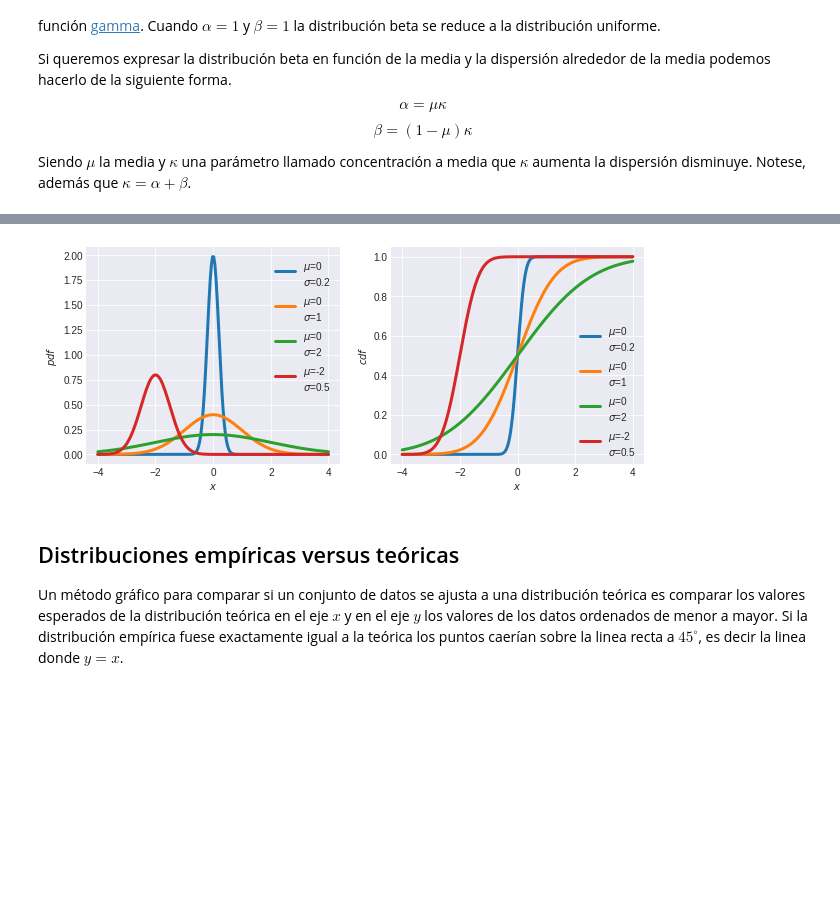
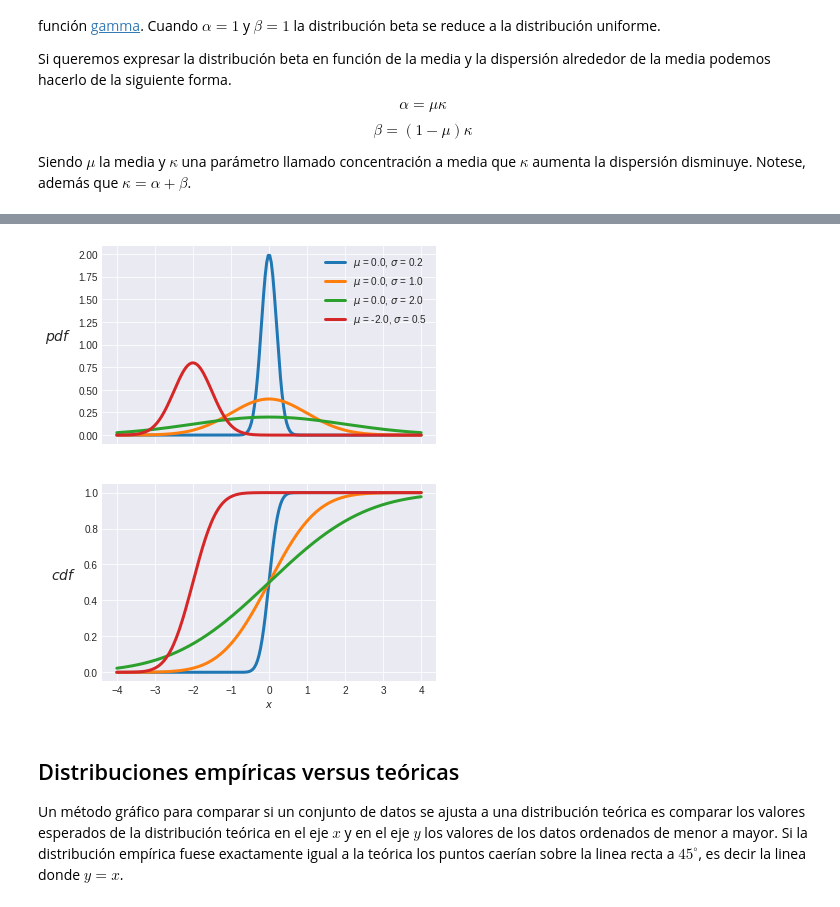
Before and after one commit to danzaconloros/intro_ciencia_de_datos, a Jupyter notebook: 02_distribuciones_de_probabilidad.ipynb, the cells around one changed output, grey strips where cells are left out. Saved outputs shown, nothing was run; the diff lists cells and outputs as text; code cells hidden in the pictures; blank space fills up the shorter version.

```diff
--- a/02_distribuciones_de_probabilidad.ipynb
+++ b/02_distribuciones_de_probabilidad.ipynb
@@ -420,27 +407,22 @@ La siguiente figura tomada del libro [Think Stats](http://greenteapress.com/thin
 
 A continuación un ejemplo de la $pdf$ y $cdf$ para 4 distribuciones de la familia Gaussiana.
 # %%
-_, ax = plt.subplots(1,2, figsize=(10, 4))
+_, ax = plt.subplots(2,1, figsize=(6, 8), sharex=True)
 x_values = np.linspace(-4, 4, 200)
-values = [(0, .2), (0, 1), (0, 2), (-2, .5)]
+values = [(0., .2), (0., 1.), (0., 2.), (-2., .5)]
 color = ['C0', 'C1', 'C2', 'C3']
 for val, c in zip(values, color):
-    gauss = stats.norm(*val).pdf(x_values)
-    ax[0].plot(x_values, gauss, lw=3, color=c,
-             label='$\mu$={}\n$\sigma$={}'.format(*val))
-ax[0].set_xlabel('$x$')
-ax[0].set_ylabel('$pdf$')
-ax[0].legend();
-
-for val, c in zip(values, color):
-    gauss = stats.norm(*val).cdf(x_values)
-    ax[1].plot(x_values, gauss, lw=3, color=c,
-               label='$\mu$={}\n$\sigma$={}'.format(*val))
-ax[1].set_xlabel('$x$')
-ax[1].set_ylabel('$cdf$')
-ax[1].legend();
+    pdf = stats.norm(*val).pdf(x_values)
+    cdf = stats.norm(*val).cdf(x_values)
+    ax[0].plot(x_values, pdf, lw=3, color=c,
+               label='$\mu$ = {}, $\sigma$ = {}'.format(*val))
+    ax[1].plot(x_values, cdf, lw=3, color=c)
+ax[0].set_ylabel('$pdf$', fontsize=14, rotation=0, labelpad=20)
+ax[0].legend()
+ax[1].set_ylabel('$cdf$', fontsize=14, rotation=0, labelpad=20)
+ax[1].set_xlabel('$x$');
 # %% [output]
-[figure, old version]
+[figure, new version]
 # %% [markdown]
 ## Distribuciones empíricas versus teóricas
 
```
Also changed, not shown: parts of 26 cells of this notebook.
